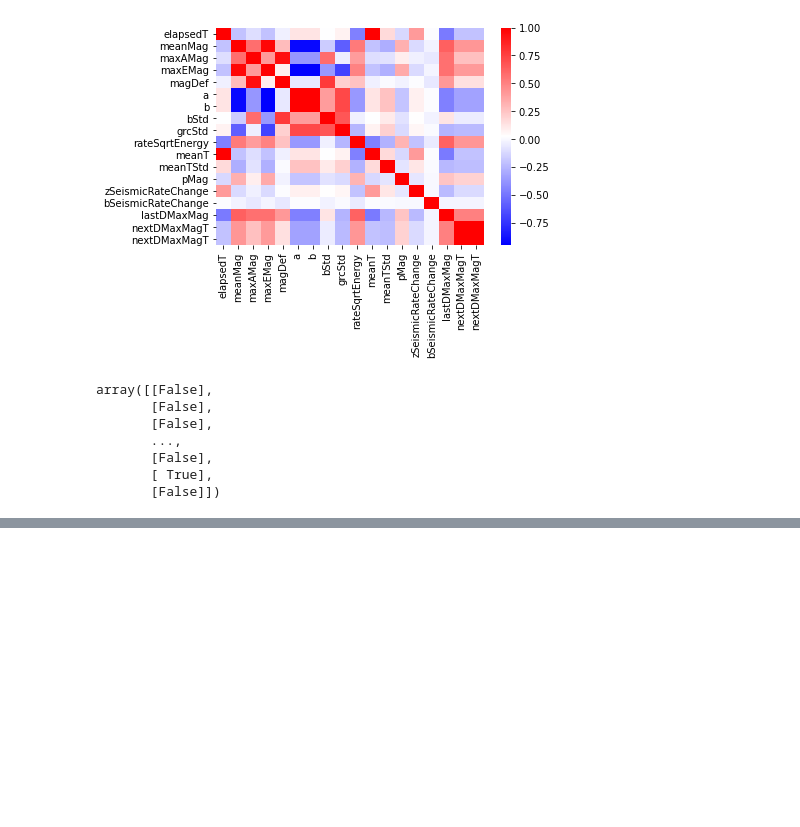
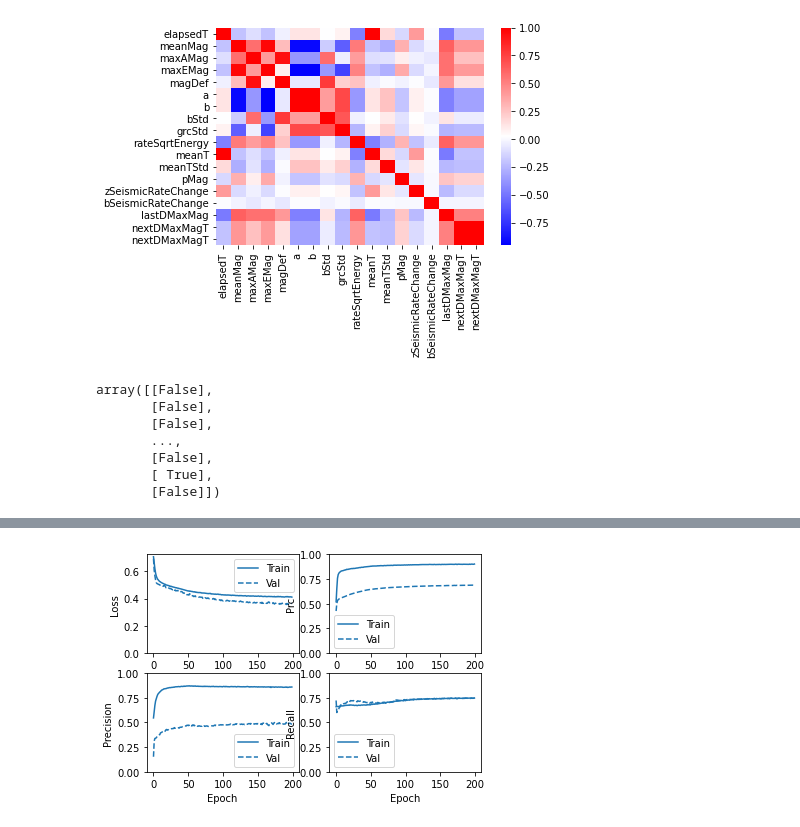
Before and after one commit to juadolfob/SeismicPrediction, a Jupyter notebook: notebooks/testing/prediction.ipynb, the cells around one changed output, grey strips where cells are left out. Saved outputs shown, nothing was run; the diff lists cells and outputs as text; code cells hidden in the pictures; blank space fills up the shorter version.

```diff
--- a/notebooks/testing/prediction.ipynb
+++ b/notebooks/testing/prediction.ipynb
@@ -200,0 +297,10 @@ plt.plot()
+# %%
+BUFFER_SIZE = 100000
+
+def make_ds(features, labels):
+  ds = tf.data.Dataset.from_tensor_slices((features, labels))#.cache()
+  ds = ds.shuffle(BUFFER_SIZE).repeat()
+  return ds
+
+pos_ds = make_ds(pos_features, pos_labels)
+neg_ds = make_ds(neg_features, neg_labels)
@@ -200,0 +320,3 @@ plt.plot()
+# %%
+resampled_ds = tf.data.experimental.sample_from_datasets([pos_ds, neg_ds], weights=[0.5, 0.5])
+resampled_ds = resampled_ds.batch(model.BATCH_SIZE).prefetch(2)
@@ -200,0 +328,3 @@ plt.plot()
+# %%
+resampled_steps_per_epoch = np.ceil(2.0*neg/model.BATCH_SIZE)
+resampled_steps_per_epoch
@@ -200,0 +333,16 @@ plt.plot()
+# %%
+resampled_model = make_NN_model()
+resampled_model.load_weights(initial_weights)
+
+# Reset the bias to zero, since this dataset is balanced.
+output_layer = resampled_model.layers[-1]
+output_layer.bias.assign([0])
+
+val_ds = tf.data.Dataset.from_tensor_slices((X_norm_32_val, Y_CATEGORICAL_val)).cache()
+val_ds = val_ds.batch(model.BATCH_SIZE).prefetch(2)
+
+resampled_history = resampled_model.fit(
+    resampled_ds,
+    epochs=model.EPOCHS,
+    steps_per_epoch=resampled_steps_per_epoch,
+    validation_data=val_ds)
@@ -200,0 +367,4 @@ plt.plot()
+# %%
+plot_metrics(resampled_history)
+# %% [output]
+[figure, added]
```
Also changed, not shown: parts of 25 cells of this notebook, 4 other files.
